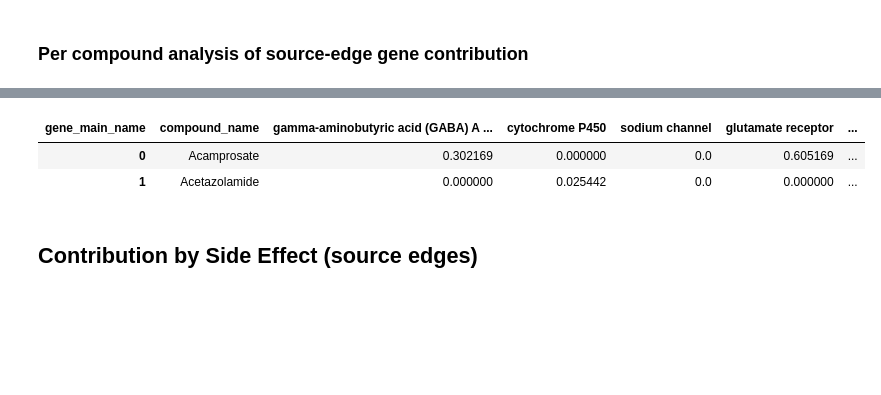
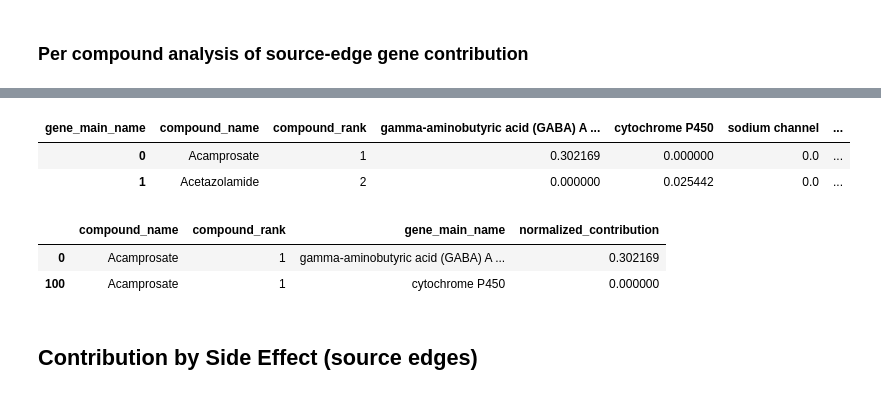
Before and after one commit to dhimmel/rephetio, a Jupyter notebook: epilepsy/3.contribution.ipynb, the cells around one changed output, grey strips where cells are left out. Saved outputs shown, nothing was run; the diff lists cells and outputs as text; code cells hidden in the pictures; blank space fills up the shorter version.

Commit message:
Export target contributions in tidy format

```diff
--- a/epilepsy/3.contribution.ipynb
+++ b/epilepsy/3.contribution.ipynb
@@ -307,15 +307,26 @@ compound_binds_df.head(2)
 # %%
 keep_groups = list(source_bind_df.gene_main_name)[:8]
 pivot_df = compound_binds_df.pivot_table('binds_contribution', 'compound_name', 'gene_main_name', fill_value=0)
 pivot_df = pivot_df[keep_groups]
 pivot_df['other'] = 1 - pivot_df.sum(axis='columns')
 pivot_df = pivot_df.reset_index()
-pivot_df.to_csv('data/source-edge-binds-contributions-per-compound-wide.tsv', sep='\t', index=False, float_format='%.5g')
+# For cytoscape
+pivot_df.to_csv('figure/compound-network/target-contributions-wide.tsv', sep='\t', index=False, float_format='%.5g')
+pivot_df.insert(1, 'compound_rank', range(1, 101))
 pivot_df.head(2)
 # %% [output]
-| gene_main_name | compound_name | gamma-aminobutyric acid (GABA) A ... | cytochrome P450 | sodium channel | glutamate receptor | ... |
-| 0 | Acamprosate | 0.302169 | 0.000000 | 0.0 | 0.605169 | ... |
-| 1 | Acetazolamide | 0.000000 | 0.025442 | 0.0 | 0.000000 | ... |
+| gene_main_name | compound_name | compound_rank | gamma-aminobutyric acid (GABA) A ... | cytochrome P450 | sodium channel | ... |
+| 0 | Acamprosate | 1 | 0.302169 | 0.000000 | 0.0 | ... |
+| 1 | Acetazolamide | 2 | 0.000000 | 0.025442 | 0.0 | ... |
+# %%
+# For vega-lite
+melt_df = pandas.melt(pivot_df, id_vars=['compound_name', 'compound_rank'], value_name='normalized_contribution').sort_values('compound_name', kind='mergesort')
+melt_df.to_csv('figure/compound-network/target-contributions-long.tsv', sep='\t', index=False, float_format='%.5g')
+melt_df.head(2)
+# %% [output]
+|  | compound_name | compound_rank | gene_main_name | normalized_contribution |
+| 0 | Acamprosate | 1 | gamma-aminobutyric acid (GABA) A ... | 0.302169 |
+| 100 | Acamprosate | 1 | cytochrome P450 | 0.000000 |
 # %% [markdown]
 ## Contribution by Side Effect (source edges)
 # %%
```
Also changed, not shown: 2 other files.
